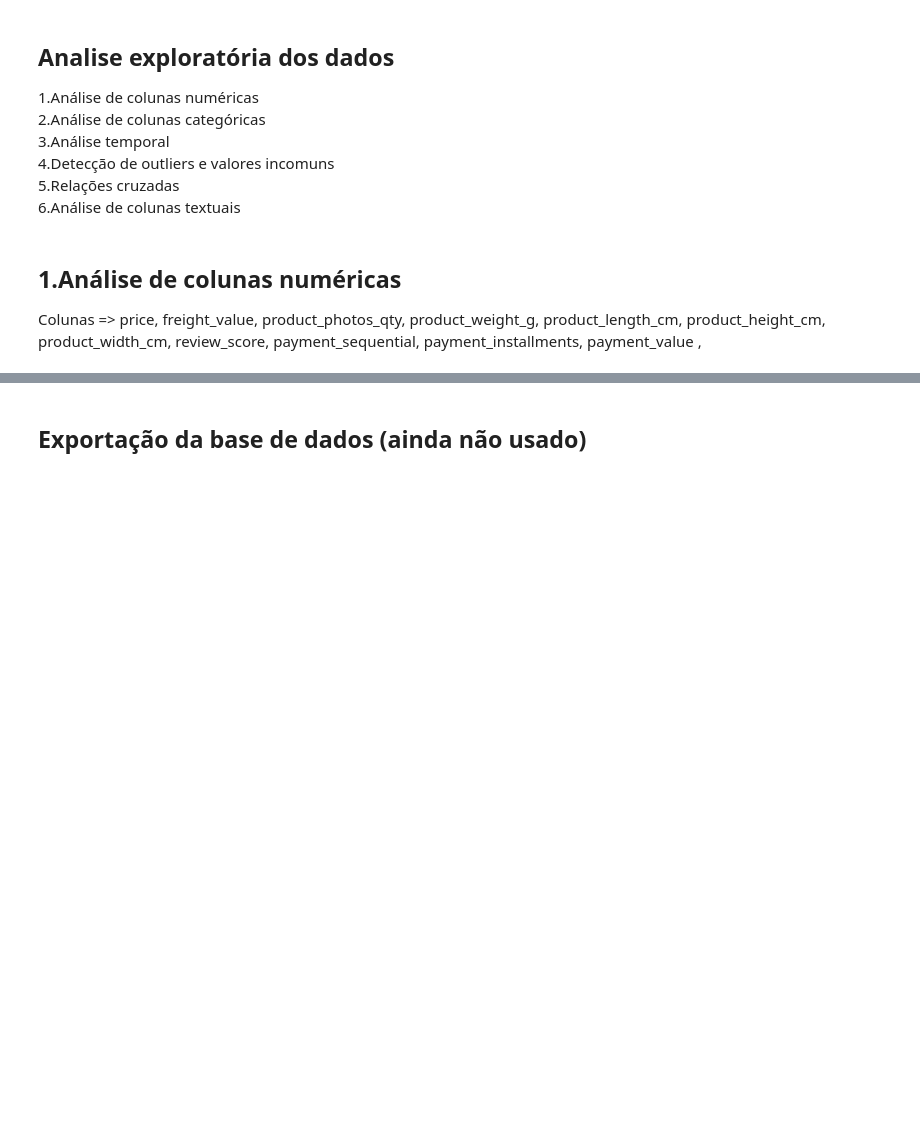
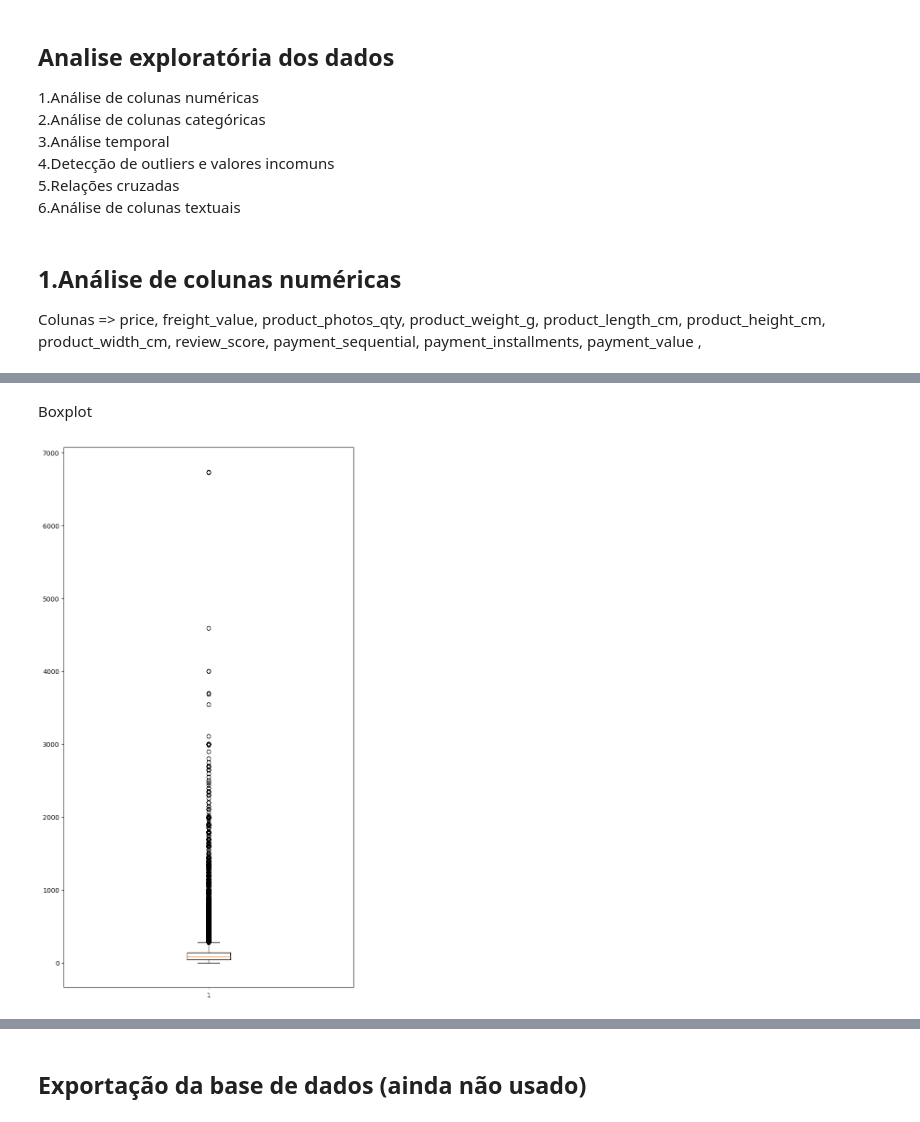
Before and after one commit to supertecode/tcc, a Jupyter notebook: analise_sentimento_previsão_demanda.ipynb, the cells around one changed output, grey strips where cells are left out. Saved outputs shown, nothing was run; the diff lists cells and outputs as text; code cells hidden in the pictures; blank space fills up the shorter version.

```diff
--- a/analise_sentimento_previsão_demanda.ipynb
+++ b/analise_sentimento_previsão_demanda.ipynb
@@ -364,0 +385,10 @@ Colunas => price, freight_value, product_photos_qty, product_weight_g, product_l
+# %% [markdown]
+Boxplot
+# %%
+fig, ax = plt.subplots(figsize=(8,15))
+
+ax.boxplot(df.price)
+
+plt.show()
+# %% [output]
+[figure, added]
```
Also changed, not shown: parts of 62 cells of this notebook.
